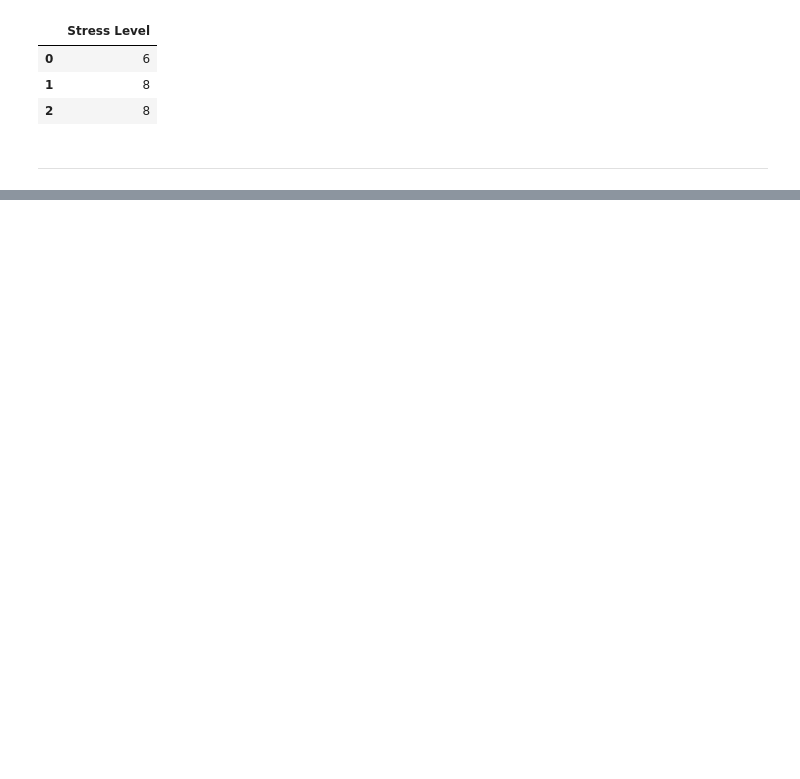
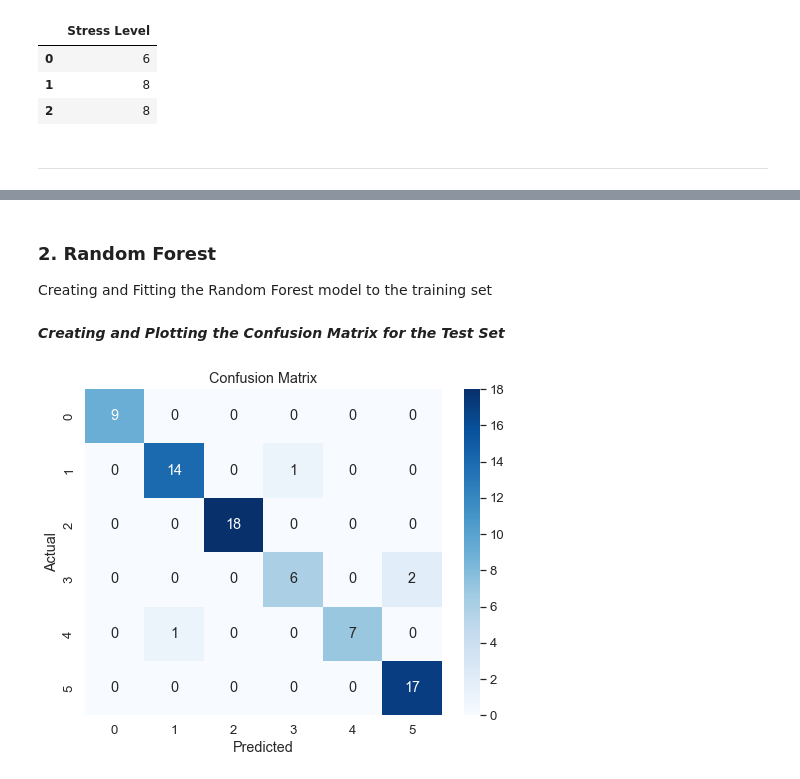
Before and after one commit to WidharDwiatmoko/stress-level-prediction, a Jupyter notebook: Notebooks/3. Model Deploy Preparation.ipynb, the cells around one changed output, grey strips where cells are left out. Drawn from its saved outputs; the diff is of its cells as text; code cells hidden in the pictures; blank space fills up the shorter version.

```diff
--- a/Notebooks/3. Model Deploy Preparation.ipynb
+++ b/Notebooks/3. Model Deploy Preparation.ipynb
@@ -163,0 +323,24 @@ X_train, X_test, y_train, y_test = train_test_split(X,y, test_size=0.2, random_s
+# %% [markdown]
+### 2. Random Forest
+Creating and Fitting the Random Forest model to the training set
+# %%
+random_forest_model = RandomForestClassifier().fit(X_train_scaled,y_train)
+# %% [markdown]
+***Creating and Plotting the Confusion Matrix for the Test Set***
+# %%
+# Getting the predictions for the test set
+pred = random_forest_model.predict(X_test_scaled)
+
+# Creating the confusion matrix
+c = confusion_matrix(y_test, pred)
+
+# Plotting the confusion matrix
+plt.figure(figsize=(8, 6))
+sns.set(font_scale=1.2)  # Adjust font size for labels
+sns.heatmap(c, annot=True, fmt='d', cmap='Blues')
+plt.xlabel('Predicted')
+plt.ylabel('Actual')
+plt.title('Confusion Matrix')
+plt.show()
+# %% [output]
+[figure, added]
```
Also changed, not shown: parts of 35 cells of this notebook, 16 other files.
